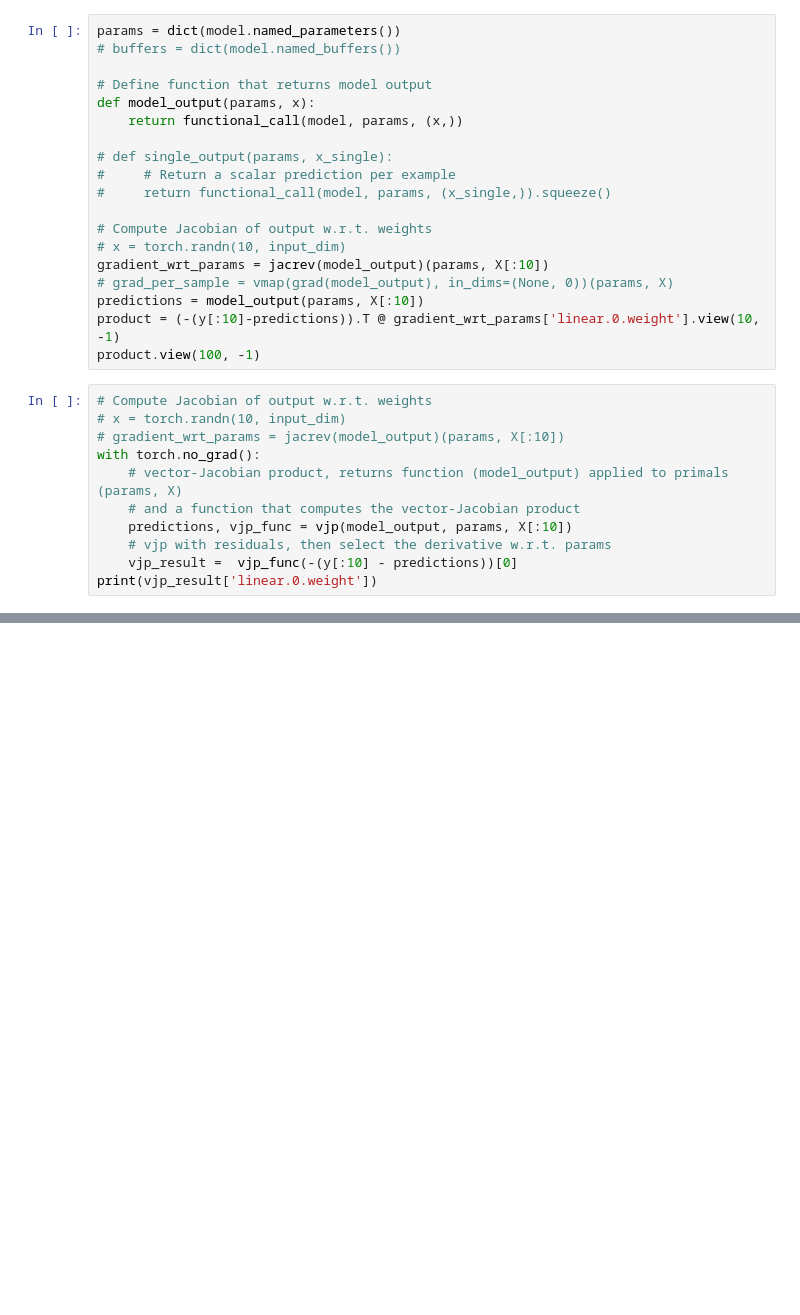
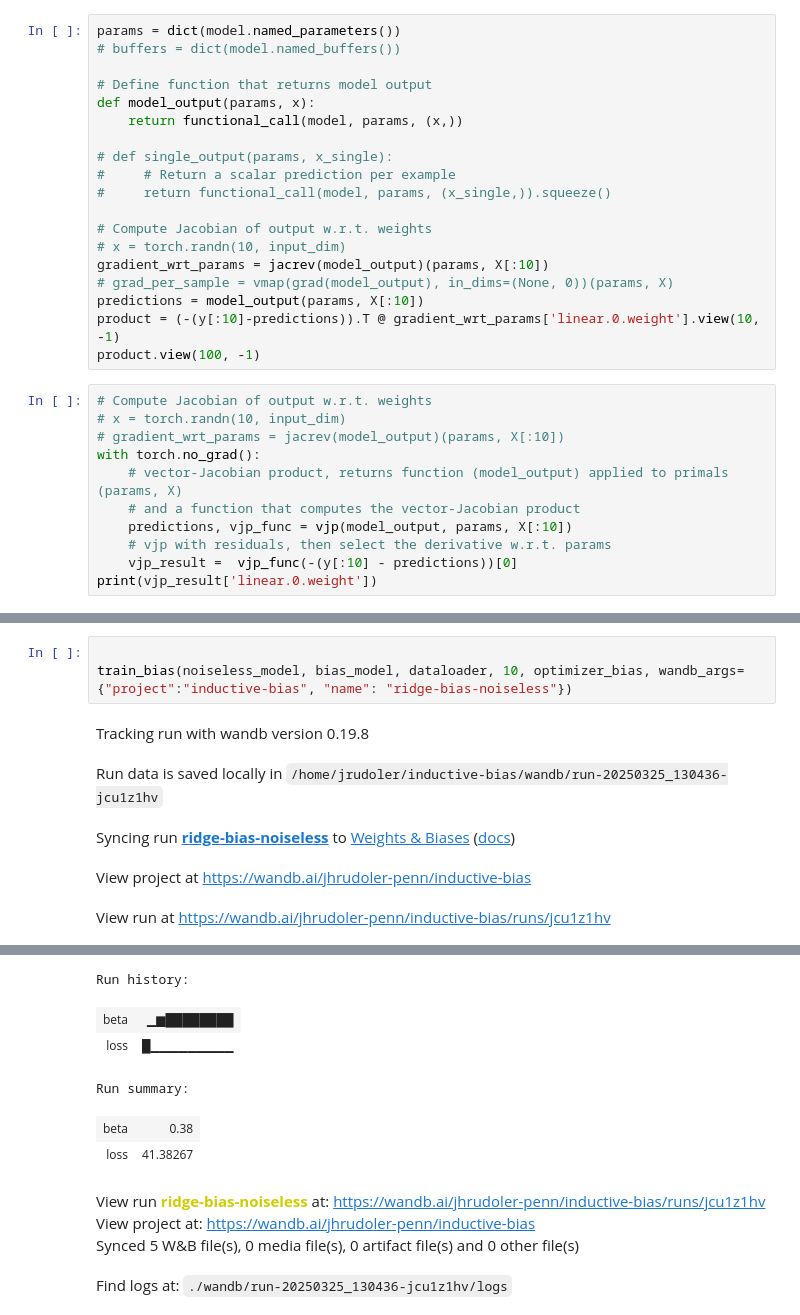
Before and after one commit to jrudoler/estimating-implicit-regularization, a Jupyter notebook: learn-inductive-bias.ipynb, the cells around one changed output, grey strips where cells are left out. Drawn from its saved outputs; the diff is of its cells as text; blank space fills up the shorter version.

```diff
--- a/learn-inductive-bias.ipynb
+++ b/learn-inductive-bias.ipynb
@@ -411,0 +564,9 @@ print(vjp_result['linear.0.weight'])
+# %%
+
+train_bias(noiseless_model, bias_model, dataloader, 10, optimizer_bias, wandb_args={"project":"inductive-bias", "name": "ridge-bias-noiseless"})
+# %% [output]
+Tracking run with wandb version 0.19.8
+Run data is saved locally in /home/jrudoler/inductive-bias/wandb/run-20250325_130436-jcu1z1hv
+Syncing run ridge-bias-noiseless to Weights & Biases (docs)
+View project at https://wandb.ai/jhrudoler-penn/inductive-bias
+View run at https://wandb.ai/jhrudoler-penn/inductive-bias/runs/jcu1z1hv
@@ -411,0 +574,10 @@ print(vjp_result['linear.0.weight'])
+Run history:
+| beta | ▁▆████████ |
+| loss | █▁▁▁▁▁▁▁▁▁ |
+Run summary:
+| beta | 0.38 |
+| loss | 41.38267 |
+View run ridge-bias-noiseless at: https://wandb.ai/jhrudoler-penn/inductive-bias/runs/jcu1z1hv
+View project at: https://wandb.ai/jhrudoler-penn/inductive-bias
+Synced 5 W&B file(s), 0 media file(s), 0 artifact file(s) and 0 other file(s)
+Find logs at: ./wandb/run-20250325_130436-jcu1z1hv/logs
```
Also changed, not shown: parts of 19 cells of this notebook, 4 other files.
